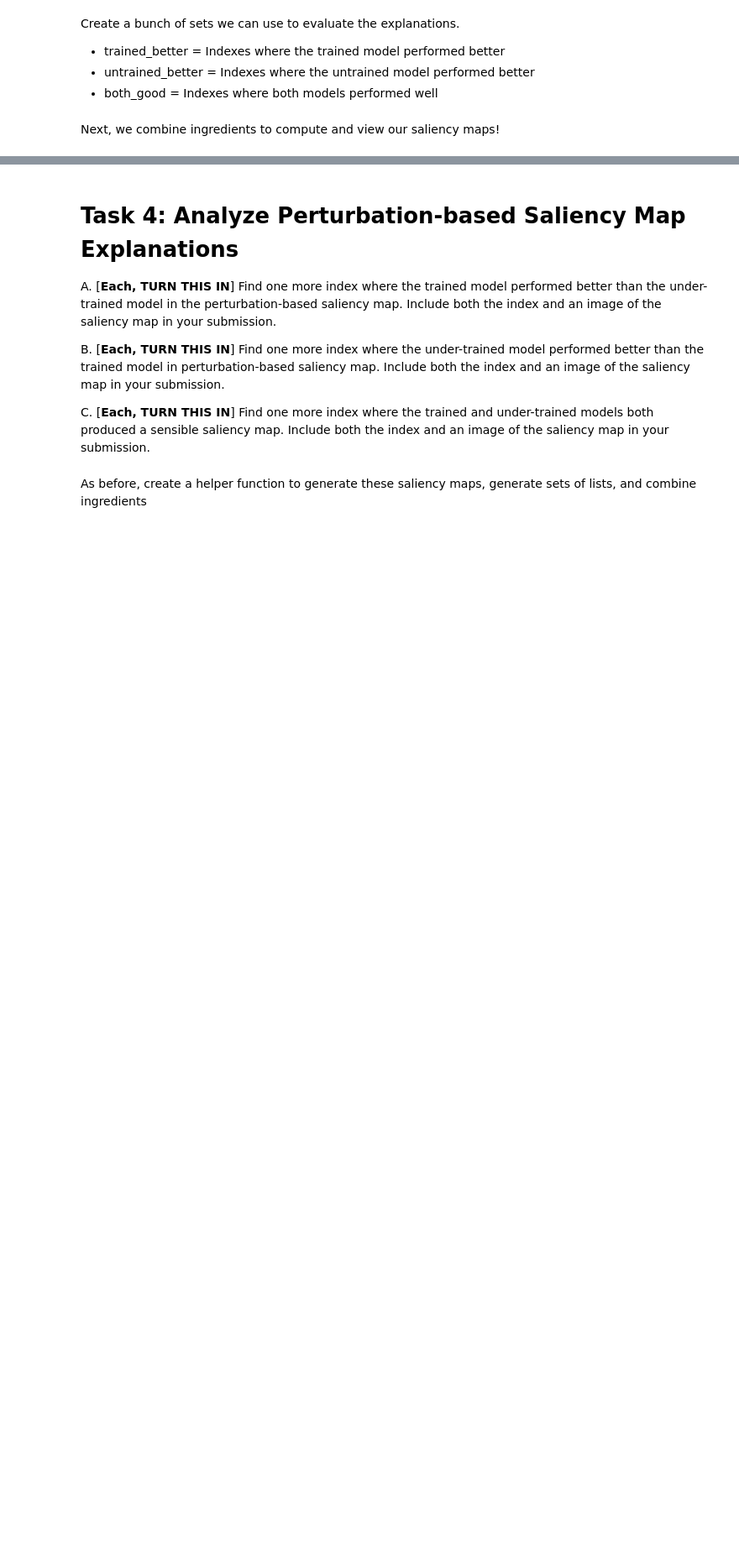
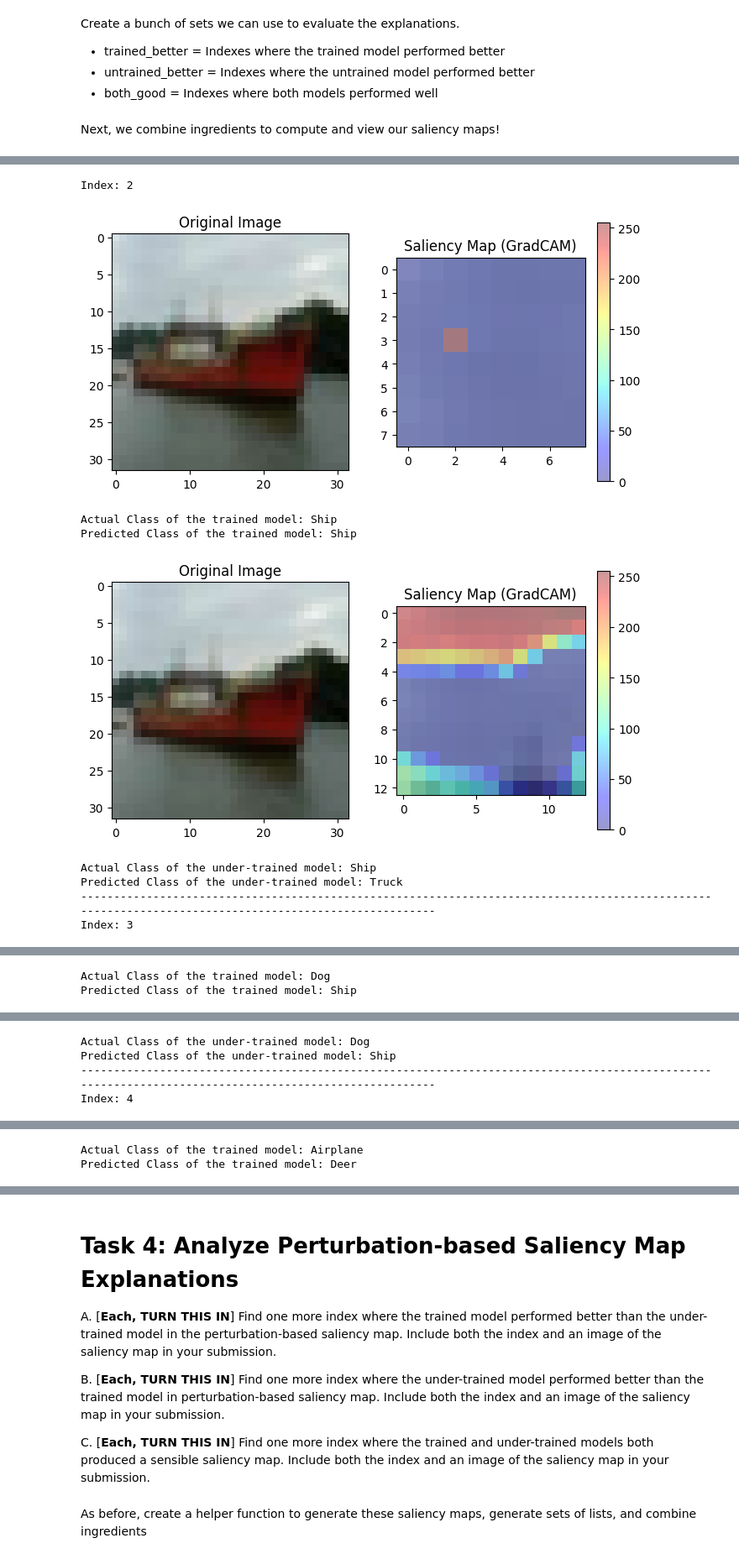
Before and after one commit to shikhasoneji8/DS-402-Trends-in-Data-Science, a Jupyter notebook: Lab 11 - Explainability Strategy - Saliency Maps (GROUP)/Saliency_map_lab.ipynb, the cells around one changed output, grey strips where cells are left out. Shown at 84% size. Drawn from its saved outputs; the diff is of its cells as text; code cells hidden in the pictures; blank space fills up the shorter version.

```diff
--- a/Lab 11 - Explainability Strategy - Saliency Maps (GROUP)/Saliency_map_lab.ipynb
+++ b/Lab 11 - Explainability Strategy - Saliency Maps (GROUP)/Saliency_map_lab.ipynb
@@ -431,0 +798,27 @@ Next, we combine ingredients to compute and view our saliency maps!
+# %%
+# Test set for you to vary when finding indices
+investigate = list(range(2, 7)) # vary this parameter to see different images
+
+index_lst = investigate # You were using trained_better before, try 'investigate' first
+
+for index in index_lst:
+    print("Index:", index)
+
+    gradient_salency_map(trained_model, index)
+    print("Actual Class of the trained model:", labels[trained_true[index]])
+    print("Predicted Class of the trained model:", labels[trained_predict[index]])
+
+    gradient_salency_map(untrained_model, index)
+    print("Actual Class of the under-trained model:", labels[untrained_true[index]])
+    print("Predicted Class of the under-trained model:", labels[untrained_predict[index]])
+    print('-' * 150)
+# %% [output]
+Index: 2
+[figure, added]
+Actual Class of the trained model: Ship
+Predicted Class of the trained model: Ship
+[figure, added]
+Actual Class of the under-trained model: Ship
+Predicted Class of the under-trained model: Truck
+------------------------------------------------------------------------------------------------------------------------------------------------------
+Index: 3
@@ -431,0 +826,2 @@ Next, we combine ingredients to compute and view our saliency maps!
+Actual Class of the trained model: Dog
+Predicted Class of the trained model: Ship
@@ -431,0 +829,4 @@ Next, we combine ingredients to compute and view our saliency maps!
+Actual Class of the under-trained model: Dog
+Predicted Class of the under-trained model: Ship
+------------------------------------------------------------------------------------------------------------------------------------------------------
+Index: 4
@@ -431,0 +834,2 @@ Next, we combine ingredients to compute and view our saliency maps!
+Actual Class of the trained model: Airplane
+Predicted Class of the trained model: Deer
```
Also changed, not shown: parts of 20 cells of this notebook, 1 other file.
